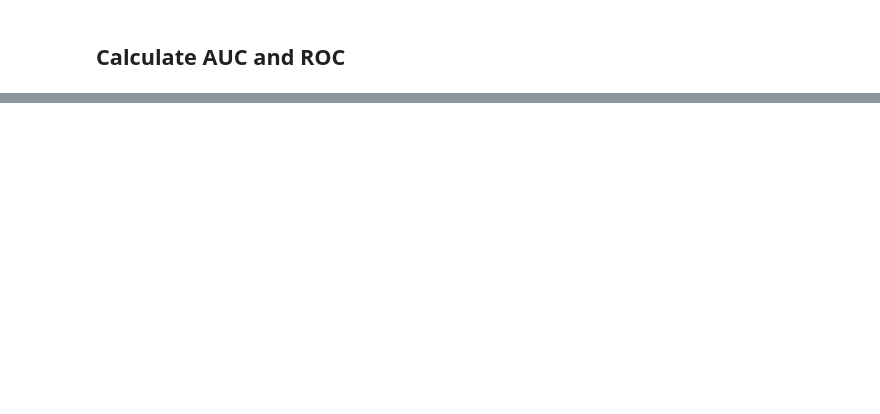
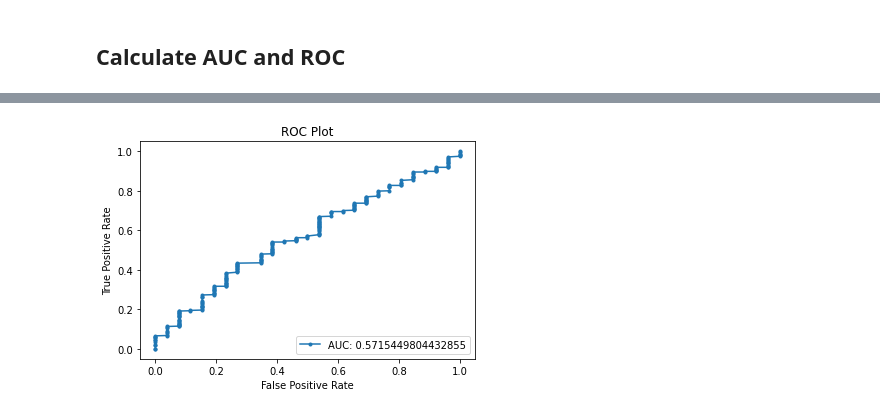
Before and after one commit to pambao1211/vgu-image-processing, a Jupyter notebook: Problem_Set_4.ipynb, the cells around one changed output, grey strips where cells are left out. Cells and saved outputs as stored; diff of their text form; code cells hidden in the pictures; blank space fills up the shorter version.

```diff
--- a/Problem_Set_4.ipynb
+++ b/Problem_Set_4.ipynb
@@ -456,0 +590,32 @@ for sample, ax in zip(samples, axs):
+# %%
+from sklearn.metrics import roc_curve
+from sklearn.metrics import roc_auc_score
+
+import matplotlib.pyplot as plt
+import numpy as np
+DATA_DIR = '/content/drive/MyDrive/MIP Resource/ChestXrayDataSet/yolov5/runs/detect/exp18/iou_csv/data.csv'
+file = open(DATA_DIR, mode = 'r')
+reader = csv.reader(file)
+content = list(reader)
+y = []
+pred = []
+
+for line in content:
+  line = line[0].split(' ')
+  y.append(line[0])
+  pred.append(line[1])
+
+y = np.array(list(map(int, y)))
+pred = np.array(list(map(float, pred)))
+
+auc = roc_auc_score(y, pred)
+fpr, tpr, _ = roc_curve(y, pred)
+
+plt.title("ROC Plot")
+plt.xlabel("False Positive Rate")
+plt.ylabel("True Positive Rate")
+plt.plot(fpr, tpr, marker = '.', label=f'AUC: {auc}')
+plt.legend(loc='lower right')
+plt.show()
+# %% [output]
+[figure, added]
```
Also changed, not shown: parts of 14 cells of this notebook.
